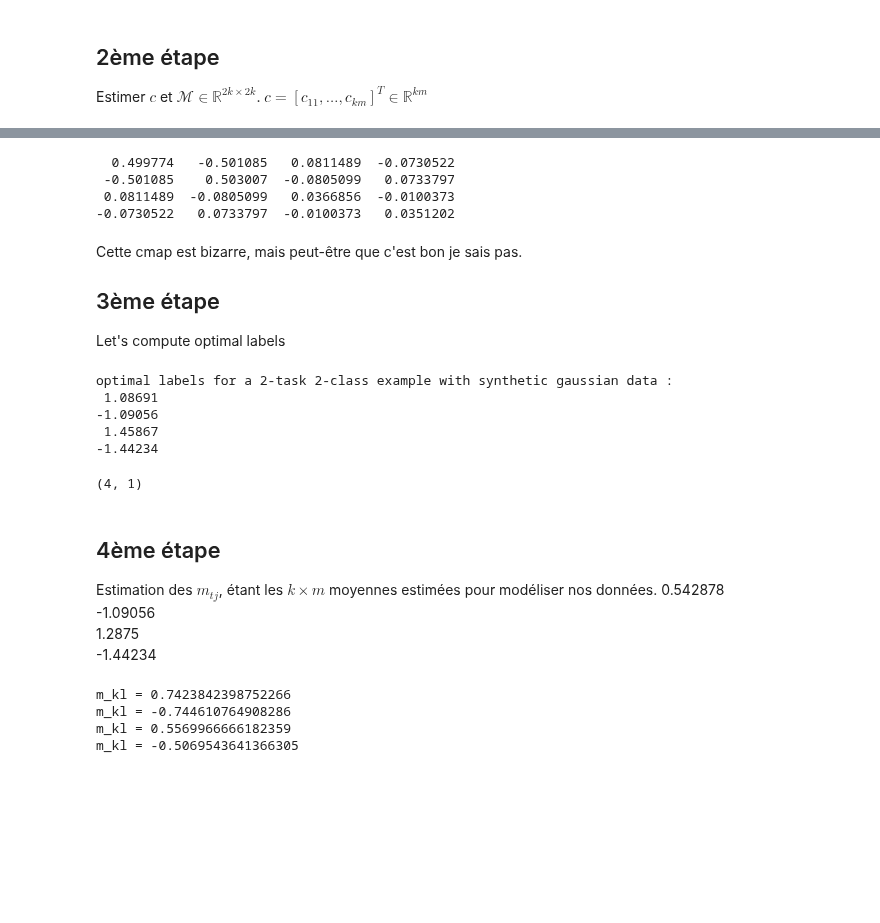
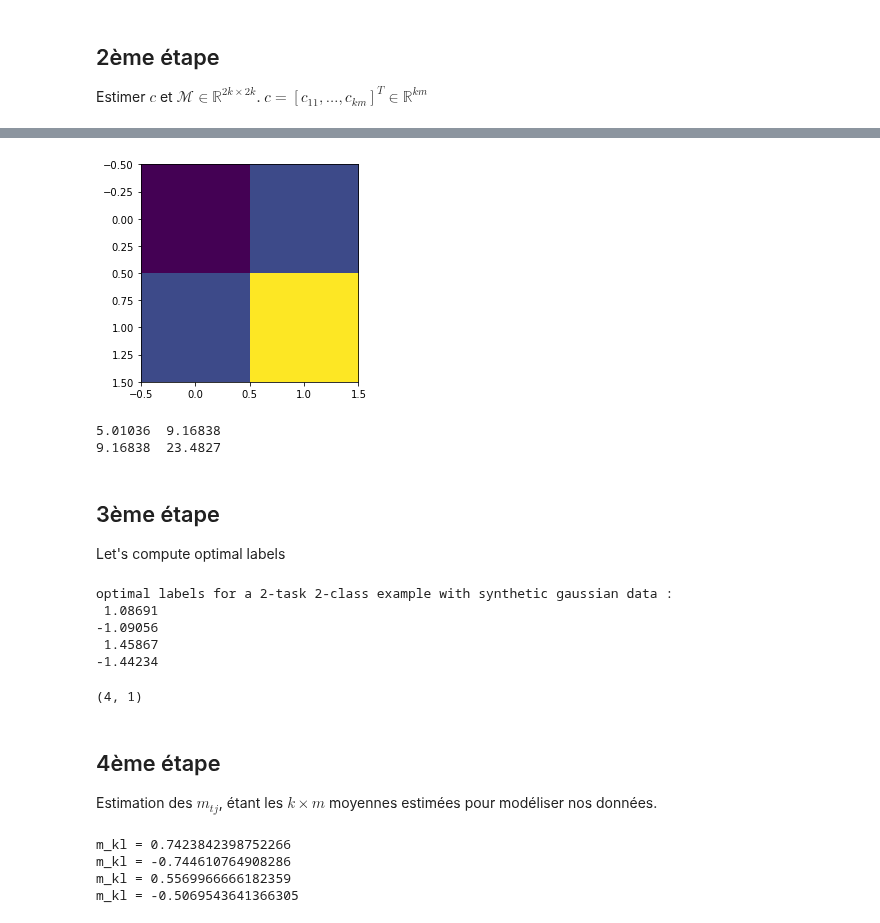
Before and after one commit to Sami-fak/DistributedMTLSPCA, a Jupyter notebook: binary-based_MTL.ipynb, the cells around one changed output, grey strips where cells are left out. Cells and saved outputs as stored; diff of their text form; code cells hidden in the pictures; blank space fills up the shorter version.

```diff
--- a/binary-based_MTL.ipynb
+++ b/binary-based_MTL.ipynb
@@ -242,16 +256,13 @@ def compute_M_cal(n,p,Dc,M, display=False):
         plt.show()
     return correlation_matrix
 # %%
-correlation_matrix = compute_M_cal(n,p,Dc,M_mean)
+correlation_matrix = compute_M_cal(n,p,Dc,M_mean, True)
 matprint(correlation_matrix)
 # %% [output]
+[figure, added]
-  0.499774   -0.501085   0.0811489  -0.0730522
- -0.501085    0.503007  -0.0805099   0.0733797
- 0.0811489  -0.0805099   0.0366856  -0.0100373
--0.0730522   0.0733797  -0.0100373   0.0351202
+5.01036  9.16838
+9.16838  23.4827
 # %% [markdown]
-Cette cmap est bizarre, mais peut-être que c'est bon je sais pas.
-
 ## 3ème étape
 Let's compute optimal labels
 # %%
@@ -289,10 +300,6 @@ optimal labels for a 2-task 2-class example with synthetic gaussian data :
 # %% [markdown]
 ## 4ème étape
 Estimation des $m_{tj}$, étant les $k\times m$ moyennes estimées pour modéliser nos données.
-0.542878
--1.09056
-  1.2875
--1.44234
 # %%
 def asymptotic_mean(nb_tasks, nb_classes, y_tilde, Dc, correlation_matrix, t, j):
     """
```
Also changed, not shown: parts of 15 cells of this notebook.
